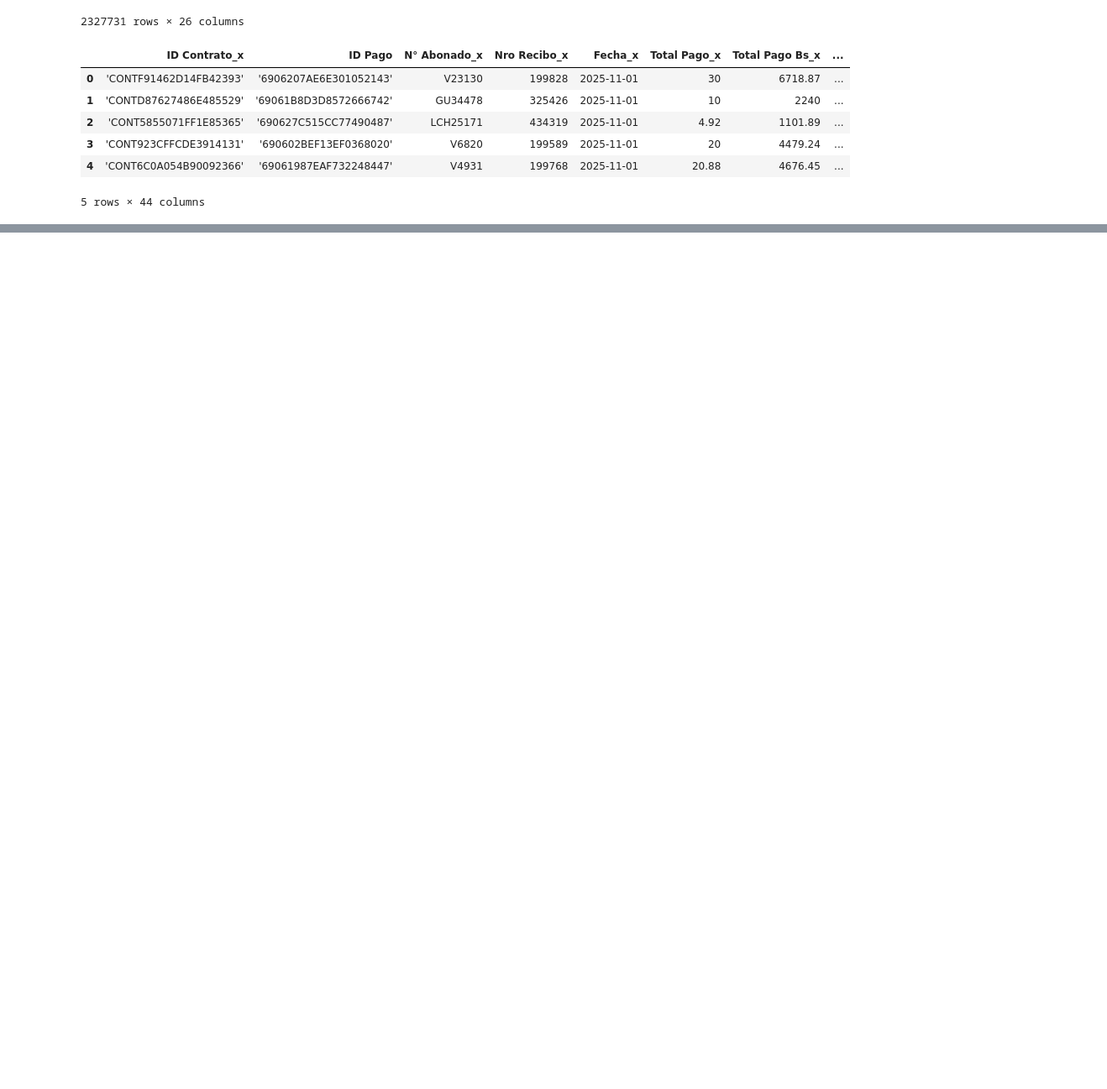
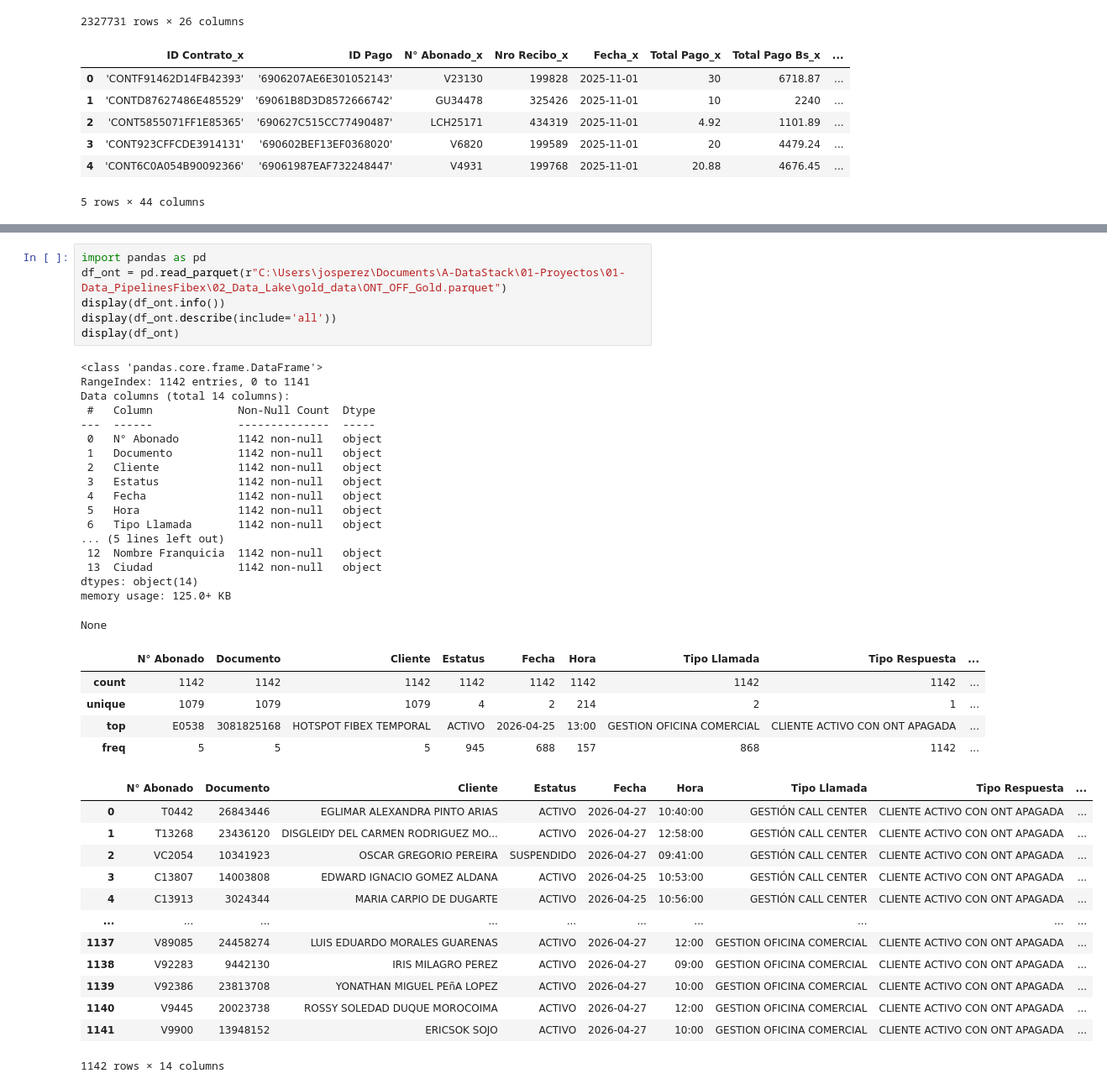
Before and after one commit to Artur030610/Data-Automated-Pipeline-Telecom, a Jupyter notebook: Notebooks/afluencia.ipynb, the cells around one changed output, grey strips where cells are left out. Shown at 84% size. Cells and saved outputs as stored; diff of their text form; blank space fills up the shorter version.

```diff
--- a/Notebooks/afluencia.ipynb
+++ b/Notebooks/afluencia.ipynb
@@ -254,0 +370,43 @@ display(df)
+# %%
+import pandas as pd
+df_ont = pd.read_parquet(r"C:\Users\josperez\Documents\A-DataStack\01-Proyectos\01-Data_PipelinesFibex\02_Data_Lake\gold_data\ONT_OFF_Gold.parquet")
+display(df_ont.info())
+display(df_ont.describe(include='all'))
+display(df_ont)
+# %% [output]
+<class 'pandas.core.frame.DataFrame'>
+RangeIndex: 1142 entries, 0 to 1141
+Data columns (total 14 columns):
+ #   Column             Non-Null Count  Dtype
+---  ------             --------------  -----
+ 0   N° Abonado         1142 non-null   object
+ 1   Documento          1142 non-null   object
+ 2   Cliente            1142 non-null   object
+ 3   Estatus            1142 non-null   object
+ 4   Fecha              1142 non-null   object
+ 5   Hora               1142 non-null   object
+ 6   Tipo Llamada       1142 non-null   object
+... (5 lines left out)
+ 12  Nombre Franquicia  1142 non-null   object
+ 13  Ciudad             1142 non-null   object
+dtypes: object(14)
+memory usage: 125.0+ KB
+None
+|  | N° Abonado | Documento | Cliente | Estatus | Fecha | Hora | Tipo Llamada | Tipo Respuesta | ... |
+| count | 1142 | 1142 | 1142 | 1142 | 1142 | 1142 | 1142 | 1142 | ... |
+| unique | 1079 | 1079 | 1079 | 4 | 2 | 214 | 2 | 1 | ... |
+| top | E0538 | 3081825168 | HOTSPOT FIBEX TEMPORAL | ACTIVO | 2026-04-25 | 13:00 | GESTION OFICINA COMERCIAL | CLIENTE ACTIVO CON ONT APAGADA | ... |
+| freq | 5 | 5 | 5 | 945 | 688 | 157 | 868 | 1142 | ... |
+|  | N° Abonado | Documento | Cliente | Estatus | Fecha | Hora | Tipo Llamada | Tipo Respuesta | ... |
+| 0 | T0442 | 26843446 | EGLIMAR ALEXANDRA PINTO ARIAS | ACTIVO | 2026-04-27 | 10:40:00 | GESTIÓN CALL CENTER | CLIENTE ACTIVO CON ONT APAGADA | ... |
+| 1 | T13268 | 23436120 | DISGLEIDY DEL CARMEN RODRIGUEZ MO... | ACTIVO | 2026-04-27 | 12:58:00 | GESTIÓN CALL CENTER | CLIENTE ACTIVO CON ONT APAGADA | ... |
+| 2 | VC2054 | 10341923 | OSCAR GREGORIO PEREIRA | SUSPENDIDO | 2026-04-27 | 09:41:00 | GESTIÓN CALL CENTER | CLIENTE ACTIVO CON ONT APAGADA | ... |
+| 3 | C13807 | 14003808 | EDWARD IGNACIO GOMEZ ALDANA | ACTIVO | 2026-04-25 | 10:53:00 | GESTIÓN CALL CENTER | CLIENTE ACTIVO CON ONT APAGADA | ... |
+| 4 | C13913 | 3024344 | MARIA CARPIO DE DUGARTE | ACTIVO | 2026-04-25 | 10:56:00 | GESTIÓN CALL CENTER | CLIENTE ACTIVO CON ONT APAGADA | ... |
+| ... | ... | ... | ... | ... | ... | ... | ... | ... | ... |
+| 1137 | V89085 | 24458274 | LUIS EDUARDO MORALES GUARENAS | ACTIVO | 2026-04-27 | 12:00 | GESTION OFICINA COMERCIAL | CLIENTE ACTIVO CON ONT APAGADA | ... |
+| 1138 | V92283 | 9442130 | IRIS MILAGRO PEREZ | ACTIVO | 2026-04-27 | 09:00 | GESTION OFICINA COMERCIAL | CLIENTE ACTIVO CON ONT APAGADA | ... |
+| 1139 | V92386 | 23813708 | YONATHAN MIGUEL PEñA LOPEZ | ACTIVO | 2026-04-27 | 10:00 | GESTION OFICINA COMERCIAL | CLIENTE ACTIVO CON ONT APAGADA | ... |
+| 1140 | V9445 | 20023738 | ROSSY SOLEDAD DUQUE MOROCOIMA | ACTIVO | 2026-04-27 | 12:00 | GESTION OFICINA COMERCIAL | CLIENTE ACTIVO CON ONT APAGADA | ... |
+| 1141 | V9900 | 13948152 | ERICSOK SOJO | ACTIVO | 2026-04-27 | 10:00 | GESTION OFICINA COMERCIAL | CLIENTE ACTIVO CON ONT APAGADA | ... |
+1142 rows × 14 columns
```
Also changed, not shown: parts of 5 cells of this notebook, 48 other files.
